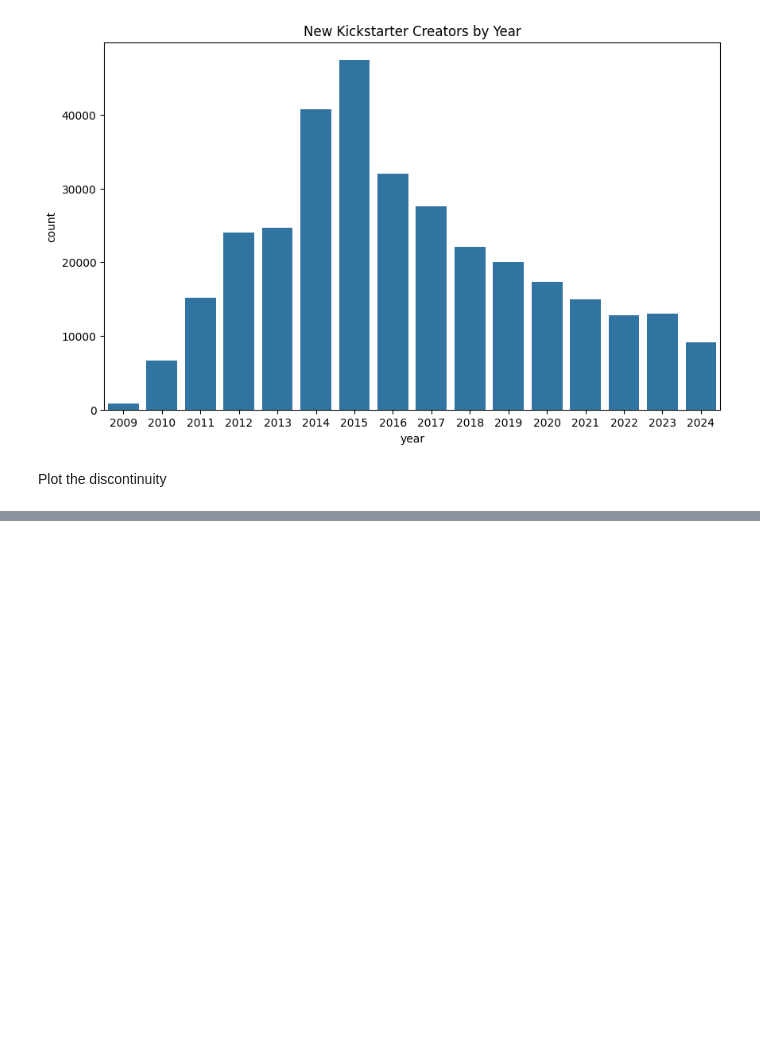
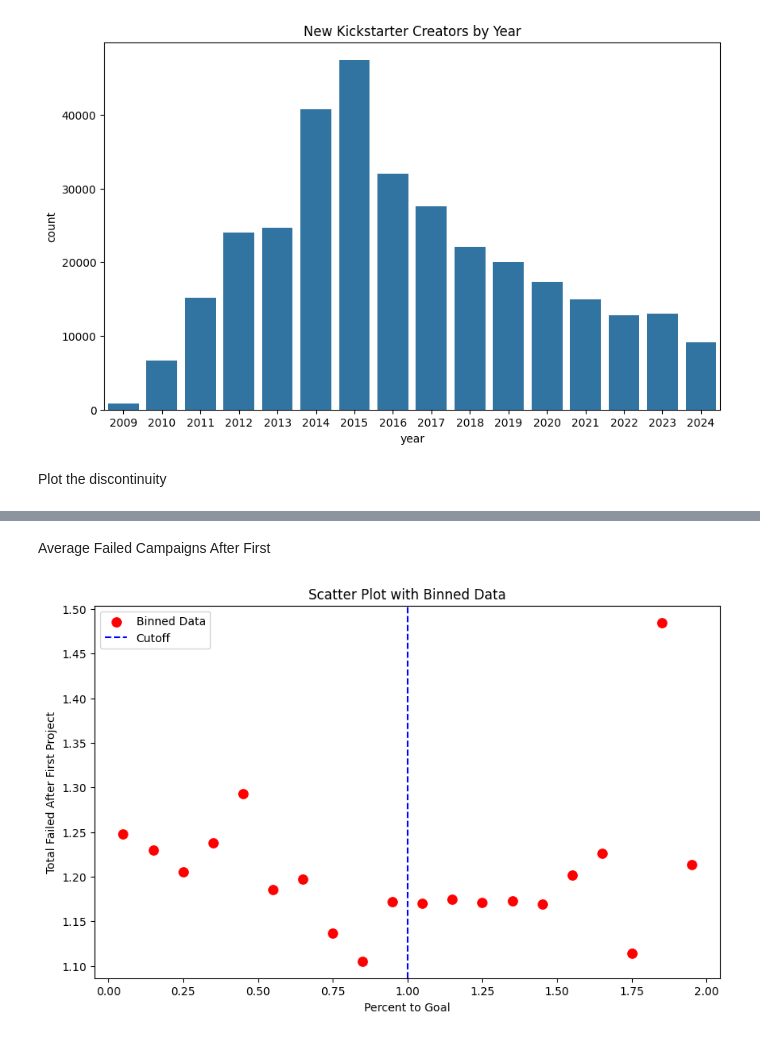
Before and after one commit to sahilpatil98/kickstarter-JMP, a Jupyter notebook: data-analysis/analysis.ipynb, the cells around one changed output, grey strips where cells are left out. Saved outputs shown, nothing was run; the diff lists cells and outputs as text; code cells hidden in the pictures; blank space fills up the shorter version.

```diff
--- a/data-analysis/analysis.ipynb
+++ b/data-analysis/analysis.ipynb
@@ -55,0 +60,15 @@ plt.show()
+# %% [markdown]
+Average Failed Campaigns After First
+# %%
+# Plot using seaborn
+plt.figure(figsize=(10, 6))
+sns.scatterplot(data=binned_data, x='percent_to_goal', y='total_failed_after_first', color='red', label='Binned Data', s=100)
+
+plt.xlabel('Percent to Goal')
+plt.ylabel('Total Failed After First Project')
+plt.axvline(x=1, color='blue', linestyle='--', label='Cutoff')
+plt.legend()
+plt.title('Scatter Plot with Binned Data')
+plt.show()
+# %% [output]
+[figure, added]
```
Also changed, not shown: parts of 5 cells of this notebook.
